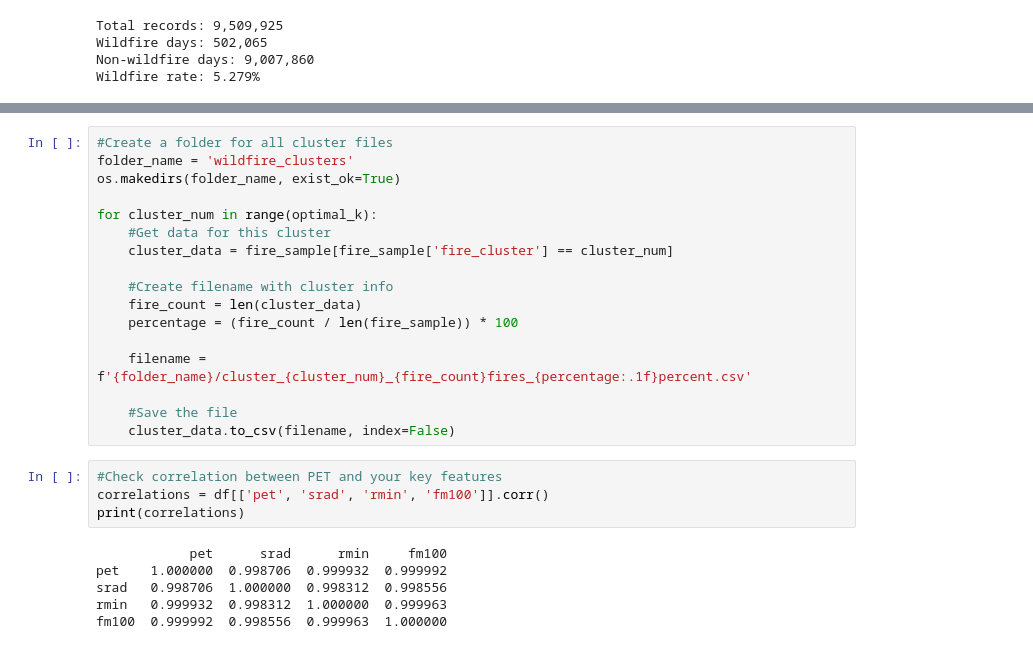
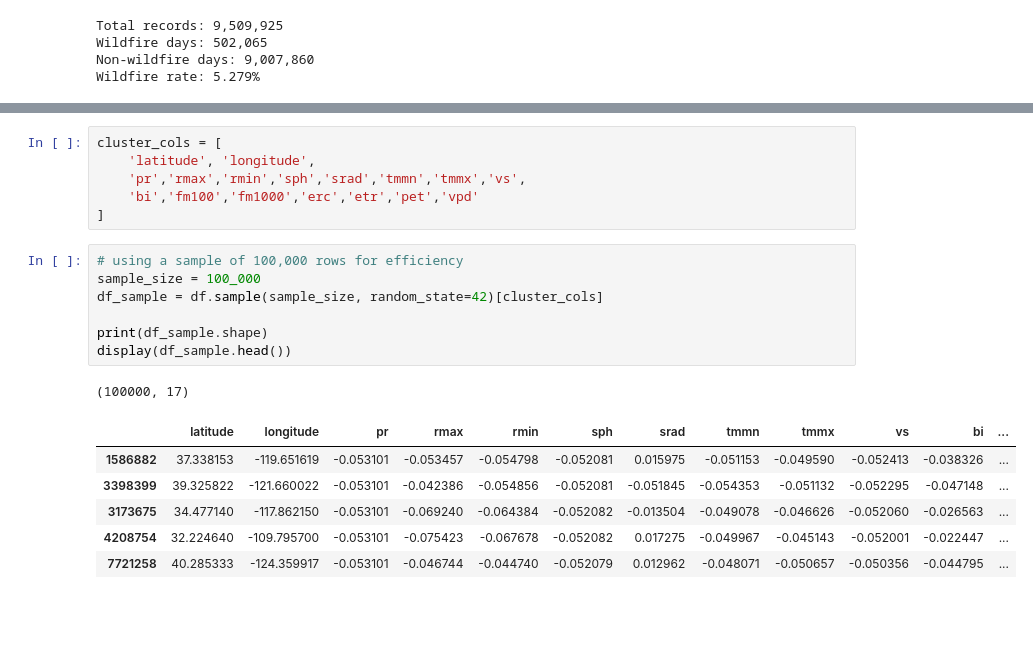
Before and after one commit to Ganga0506/CSE2600-Group-Project, a Jupyter notebook: Clustering.ipynb, the cells around one changed output, grey strips where cells are left out. Drawn from its saved outputs; the diff is of its cells as text; blank space fills up the shorter version.

```diff
--- a/Clustering.ipynb
+++ b/Clustering.ipynb
@@ -245,27 +31,21 @@ Top 5 Most Important Weather Factors:
-# %%
-#Create a folder for all cluster files
-folder_name = 'wildfire_clusters'
-os.makedirs(folder_name, exist_ok=True)
-
-for cluster_num in range(optimal_k):
-    #Get data for this cluster
-    cluster_data = fire_sample[fire_sample['fire_cluster'] == cluster_num]
-
-    #Create filename with cluster info
-    fire_count = len(cluster_data)
-    percentage = (fire_count / len(fire_sample)) * 100
-
-    filename = f'{folder_name}/cluster_{cluster_num}_{fire_count}fires_{percentage:.1f}percent.csv'
-
-    #Save the file
-    cluster_data.to_csv(filename, index=False)
-# %%
-#Check correlation between PET and your key features
-correlations = df[['pet', 'srad', 'rmin', 'fm100']].corr()
-print(correlations)
-# %% [output]
-            pet      srad      rmin     fm100
-pet    1.000000  0.998706  0.999932  0.999992
-srad   0.998706  1.000000  0.998312  0.998556
-rmin   0.999932  0.998312  1.000000  0.999963
-fm100  0.999992  0.998556  0.999963  1.000000
+# %%
+cluster_cols = [
+    'latitude', 'longitude',
+    'pr','rmax','rmin','sph','srad','tmmn','tmmx','vs',
+    'bi','fm100','fm1000','erc','etr','pet','vpd'
+]
+# %%
+# using a sample of 100,000 rows for efficiency
+sample_size = 100_000
+df_sample = df.sample(sample_size, random_state=42)[cluster_cols]
+
+print(df_sample.shape)
+display(df_sample.head())
+# %% [output]
+(100000, 17)
+|  | latitude | longitude | pr | rmax | rmin | sph | srad | tmmn | tmmx | vs | bi | ... |
+| 1586882 | 37.338153 | -119.651619 | -0.053101 | -0.053457 | -0.054798 | -0.052081 | 0.015975 | -0.051153 | -0.049590 | -0.052413 | -0.038326 | ... |
+| 3398399 | 39.325822 | -121.660022 | -0.053101 | -0.042386 | -0.054856 | -0.052081 | -0.051845 | -0.054353 | -0.051132 | -0.052295 | -0.047148 | ... |
+| 3173675 | 34.477140 | -117.862150 | -0.053101 | -0.069240 | -0.064384 | -0.052082 | -0.013504 | -0.049078 | -0.046626 | -0.052060 | -0.026563 | ... |
+| 4208754 | 32.224640 | -109.795700 | -0.053101 | -0.075423 | -0.067678 | -0.052082 | 0.017275 | -0.049967 | -0.045143 | -0.052001 | -0.022447 | ... |
+| 7721258 | 40.285333 | -124.359917 | -0.053101 | -0.046744 | -0.044740 | -0.052079 | 0.012962 | -0.048071 | -0.050657 | -0.050356 | -0.044795 | ... |
```
Also changed, not shown: parts of 19 cells of this notebook.
